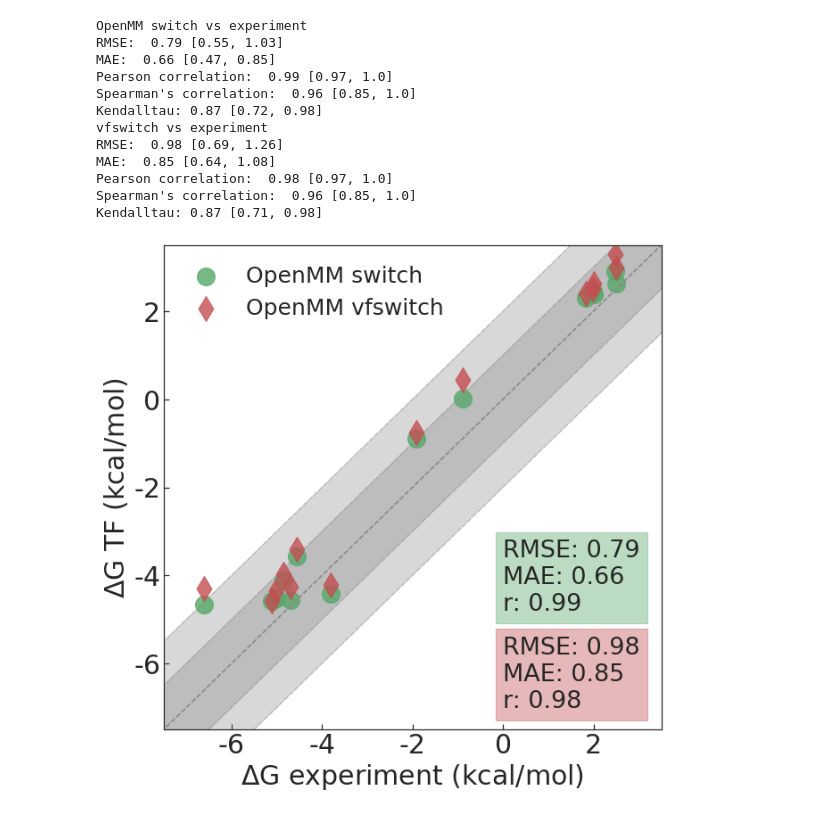
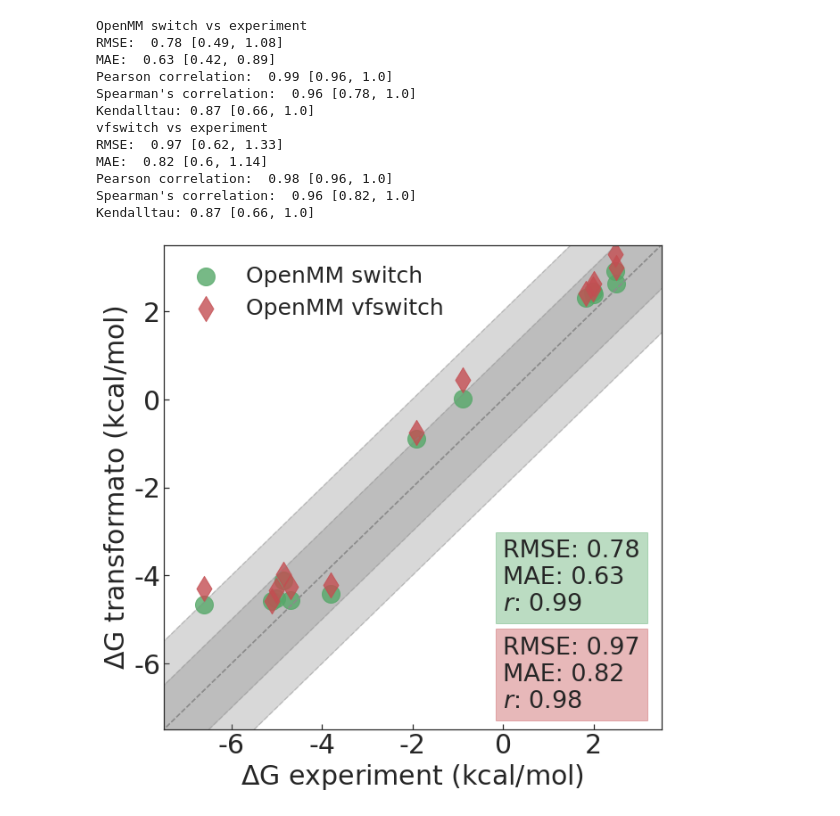
Before and after one commit to JohannesKarwou/notebooks, a Jupyter notebook: freeSolvSummary.ipynb, the cells around one changed output. Saved outputs shown, nothing was run; the diff lists cells and outputs as text; code cells hidden in the pictures.

```diff
--- a/freeSolvSummary.ipynb
+++ b/freeSolvSummary.ipynb
@@ -84,8 +84,8 @@ def bootstrap_metric(fct, x_values, y_values, p_value=False):
             r = fct(x_selection, y_selection)
         bootstrapped_metric.append(r)
 
-    # define 90% CI
-    alpha = 10.0
+    # define 95% CI
+    alpha = 5.0
     lower_p = alpha / 2.0
     # get value at or near percentile (take a look at the definition of percentile if
     # you have less than 100 values to make sure you understand what is happening)
@@ -812,7 +828,8 @@ plotting_grey_area(0, one_plot=True)
 axs.set_xlim([-7.5, 3.5])
 axs.set_ylim([-7.5, 3.5])
 axs.set_xlabel("$\Delta$G experiment (kcal/mol)")
-axs.set_ylabel("$\Delta$G TF (kcal/mol)")
+axs.set_ylabel("$\Delta$G transformato (kcal/mol)")
+
 
 x = "exp"
 
@@ -823,48 +840,48 @@ df = reduce_df(subset, x, y)
 rmse, mae, r, _, _ = calculate_statistics(df[x], df[y])
 
 axs.scatter(subset[x], subset[y], color="C2", label="OpenMM switch", alpha=0.8)
-text = f"RMSE: {rmse}\nMAE: {mae}\nr: {r:.2f}"
+text = f"RMSE: {rmse}\nMAE: {mae}\n$r$: {r:.2f}"
 axs.text(
     0,
     -4.8,
     text,
     fontsize=27,
     bbox={"boxstyle": "square", "fill": True, "fc": "C2", "ec": "C2", "alpha": 0.4},
 )
 
 print("vfswitch vs experiment")
 y = "vfswitch dG (TF)"
 df2 = reduce_df(subset, x, y)
 rmse, mae, r, _, _ = calculate_statistics(df2[x], df2[y])
 
 axs.scatter(
     subset[x], subset[y], marker="d", color="C3", label="OpenMM vfswitch", alpha=0.8
 )
-text = f"RMSE: {rmse}\nMAE: {mae}\nr: {r:.2f}"
+text = f"RMSE: {rmse}\nMAE: {mae}\n$r$: {r:.2f}"
 axs.text(
     0,
     -7,
     text,
     fontsize=27,
     bbox={"boxstyle": "square", "fill": True, "fc": "C3", "ec": "C3", "alpha": 0.4},
 )
 
 axs.legend(frameon=False)
 plt.savefig(f"images/comparison_switching_exp.pdf")
 # %% [output]
 OpenMM switch vs experiment
-RMSE:  0.79 [0.55, 1.03]
-MAE:  0.66 [0.47, 0.85]
-Pearson correlation:  0.99 [0.97, 1.0]
-Spearman's correlation:  0.96 [0.85, 1.0]
-Kendalltau: 0.87 [0.72, 0.98]
+RMSE:  0.78 [0.49, 1.08]
+MAE:  0.63 [0.42, 0.89]
+Pearson correlation:  0.99 [0.96, 1.0]
+Spearman's correlation:  0.96 [0.78, 1.0]
+Kendalltau: 0.87 [0.66, 1.0]
 vfswitch vs experiment
-RMSE:  0.98 [0.69, 1.26]
-MAE:  0.85 [0.64, 1.08]
-Pearson correlation:  0.98 [0.97, 1.0]
-Spearman's correlation:  0.96 [0.85, 1.0]
-Kendalltau: 0.87 [0.71, 0.98]
+RMSE:  0.97 [0.62, 1.33]
+MAE:  0.82 [0.6, 1.14]
+Pearson correlation:  0.98 [0.96, 1.0]
+Spearman's correlation:  0.96 [0.82, 1.0]
+Kendalltau: 0.87 [0.66, 1.0]
-[figure, old version]
+[figure, new version]
 # %%
 fig, axs = plt.subplots(figsize=(10, 10))
 
```
Also changed, not shown: parts of 9 cells of this notebook, 9 other files.
